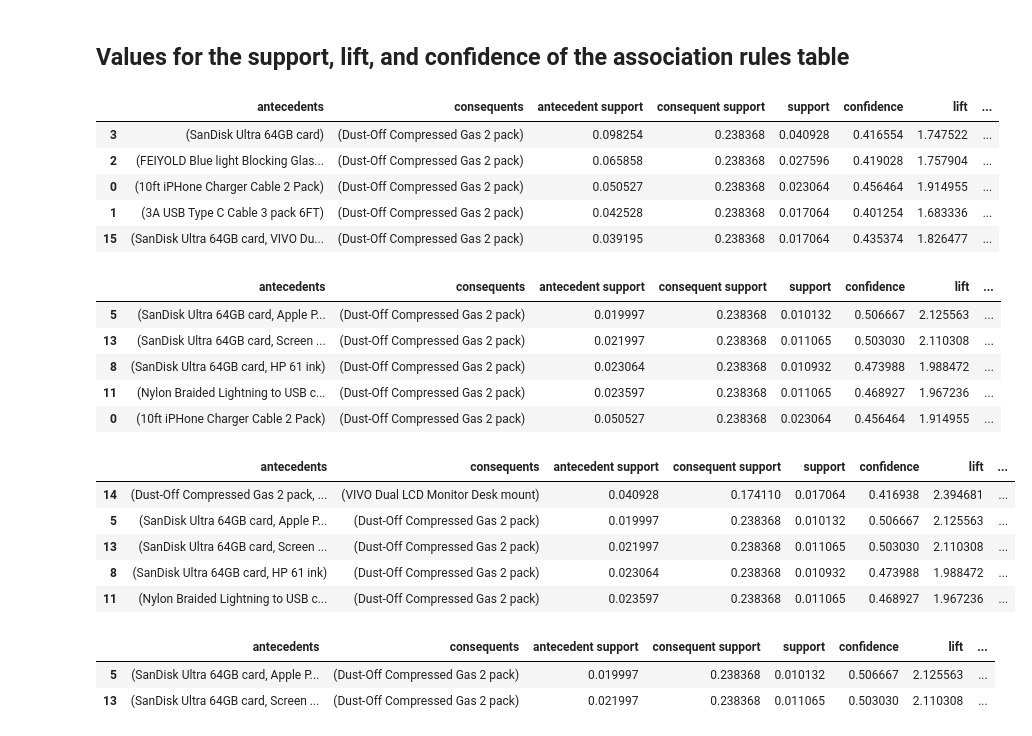
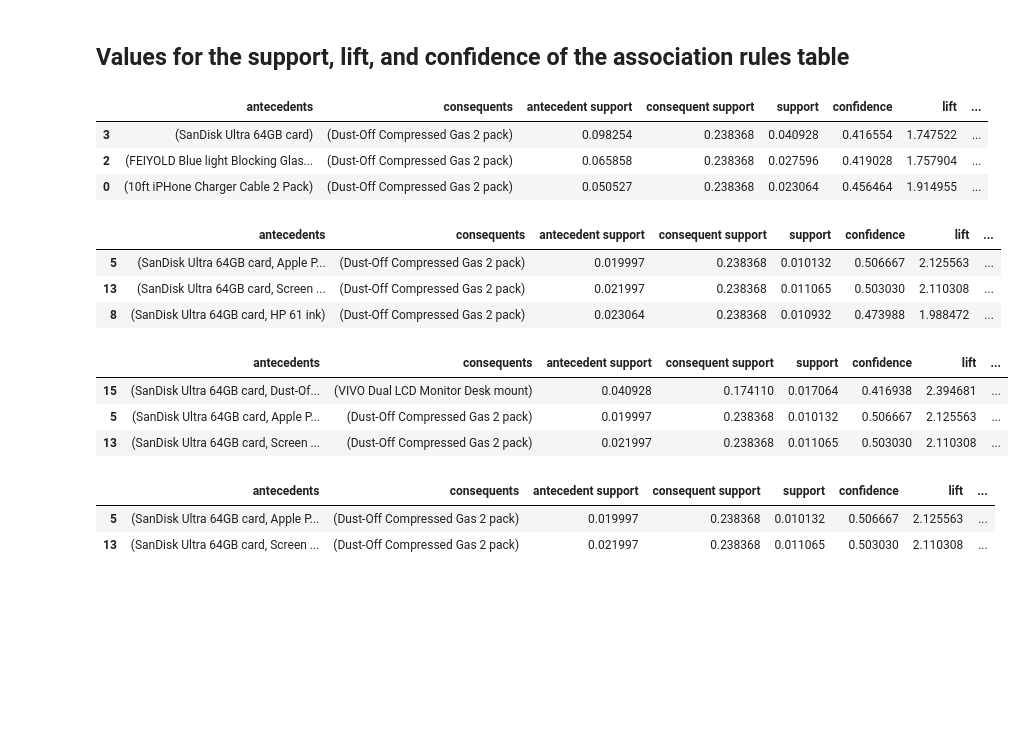
Before and after one commit to cfreeman22/d212_data_mining_2, a Jupyter notebook: D212_task3_b.ipynb, the cells around one changed output. Cells and saved outputs as stored; diff of their text form; code cells hidden in the pictures; blank space fills up the shorter version.

```diff
--- a/D212_task3_b.ipynb
+++ b/D212_task3_b.ipynb
@@ -264,32 +247,26 @@ rules2.sort_values(by='confidence', ascending= False)
 # %% [markdown]
 ## Values for the support, lift, and confidence of the association rules table
 # %%
-rules.sort_values('support', ascending=False)[0:5]
+rules.sort_values('support', ascending=False)[0:3]
 # %% [output]
 |  | antecedents | consequents | antecedent support | consequent support | support | confidence | lift | ... |
 | 3 | (SanDisk Ultra 64GB card) | (Dust-Off Compressed Gas 2 pack) | 0.098254 | 0.238368 | 0.040928 | 0.416554 | 1.747522 | ... |
 | 2 | (FEIYOLD Blue light Blocking Glas... | (Dust-Off Compressed Gas 2 pack) | 0.065858 | 0.238368 | 0.027596 | 0.419028 | 1.757904 | ... |
 | 0 | (10ft iPHone Charger Cable 2 Pack) | (Dust-Off Compressed Gas 2 pack) | 0.050527 | 0.238368 | 0.023064 | 0.456464 | 1.914955 | ... |
-| 1 | (3A USB Type C Cable 3 pack 6FT) | (Dust-Off Compressed Gas 2 pack) | 0.042528 | 0.238368 | 0.017064 | 0.401254 | 1.683336 | ... |
-| 15 | (SanDisk Ultra 64GB card, VIVO Du... | (Dust-Off Compressed Gas 2 pack) | 0.039195 | 0.238368 | 0.017064 | 0.435374 | 1.826477 | ... |
 # %%
-rules.sort_values('confidence', ascending=False)[0:5]
+rules.sort_values('confidence', ascending=False)[0:3]
 # %% [output]
 |  | antecedents | consequents | antecedent support | consequent support | support | confidence | lift | ... |
 | 5 | (SanDisk Ultra 64GB card, Apple P... | (Dust-Off Compressed Gas 2 pack) | 0.019997 | 0.238368 | 0.010132 | 0.506667 | 2.125563 | ... |
 | 13 | (SanDisk Ultra 64GB card, Screen ... | (Dust-Off Compressed Gas 2 pack) | 0.021997 | 0.238368 | 0.011065 | 0.503030 | 2.110308 | ... |
 | 8 | (SanDisk Ultra 64GB card, HP 61 ink) | (Dust-Off Compressed Gas 2 pack) | 0.023064 | 0.238368 | 0.010932 | 0.473988 | 1.988472 | ... |
-| 11 | (Nylon Braided Lightning to USB c... | (Dust-Off Compressed Gas 2 pack) | 0.023597 | 0.238368 | 0.011065 | 0.468927 | 1.967236 | ... |
-| 0 | (10ft iPHone Charger Cable 2 Pack) | (Dust-Off Compressed Gas 2 pack) | 0.050527 | 0.238368 | 0.023064 | 0.456464 | 1.914955 | ... |
 # %%
-rules.sort_values('lift', ascending=False)[0:5]
+rules.sort_values('lift', ascending=False)[0:3]
 # %% [output]
 |  | antecedents | consequents | antecedent support | consequent support | support | confidence | lift | ... |
-| 14 | (Dust-Off Compressed Gas 2 pack, ... | (VIVO Dual LCD Monitor Desk mount) | 0.040928 | 0.174110 | 0.017064 | 0.416938 | 2.394681 | ... |
+| 15 | (SanDisk Ultra 64GB card, Dust-Of... | (VIVO Dual LCD Monitor Desk mount) | 0.040928 | 0.174110 | 0.017064 | 0.416938 | 2.394681 | ... |
 | 5 | (SanDisk Ultra 64GB card, Apple P... | (Dust-Off Compressed Gas 2 pack) | 0.019997 | 0.238368 | 0.010132 | 0.506667 | 2.125563 | ... |
 | 13 | (SanDisk Ultra 64GB card, Screen ... | (Dust-Off Compressed Gas 2 pack) | 0.021997 | 0.238368 | 0.011065 | 0.503030 | 2.110308 | ... |
-| 8 | (SanDisk Ultra 64GB card, HP 61 ink) | (Dust-Off Compressed Gas 2 pack) | 0.023064 | 0.238368 | 0.010932 | 0.473988 | 1.988472 | ... |
-| 11 | (Nylon Braided Lightning to USB c... | (Dust-Off Compressed Gas 2 pack) | 0.023597 | 0.238368 | 0.011065 | 0.468927 | 1.967236 | ... |
 # %%
 rules[(rules['confidence']>0.5) & (rules['lift']>2)]
 # %% [output]
```
Also changed, not shown: parts of 4 cells of this notebook.
